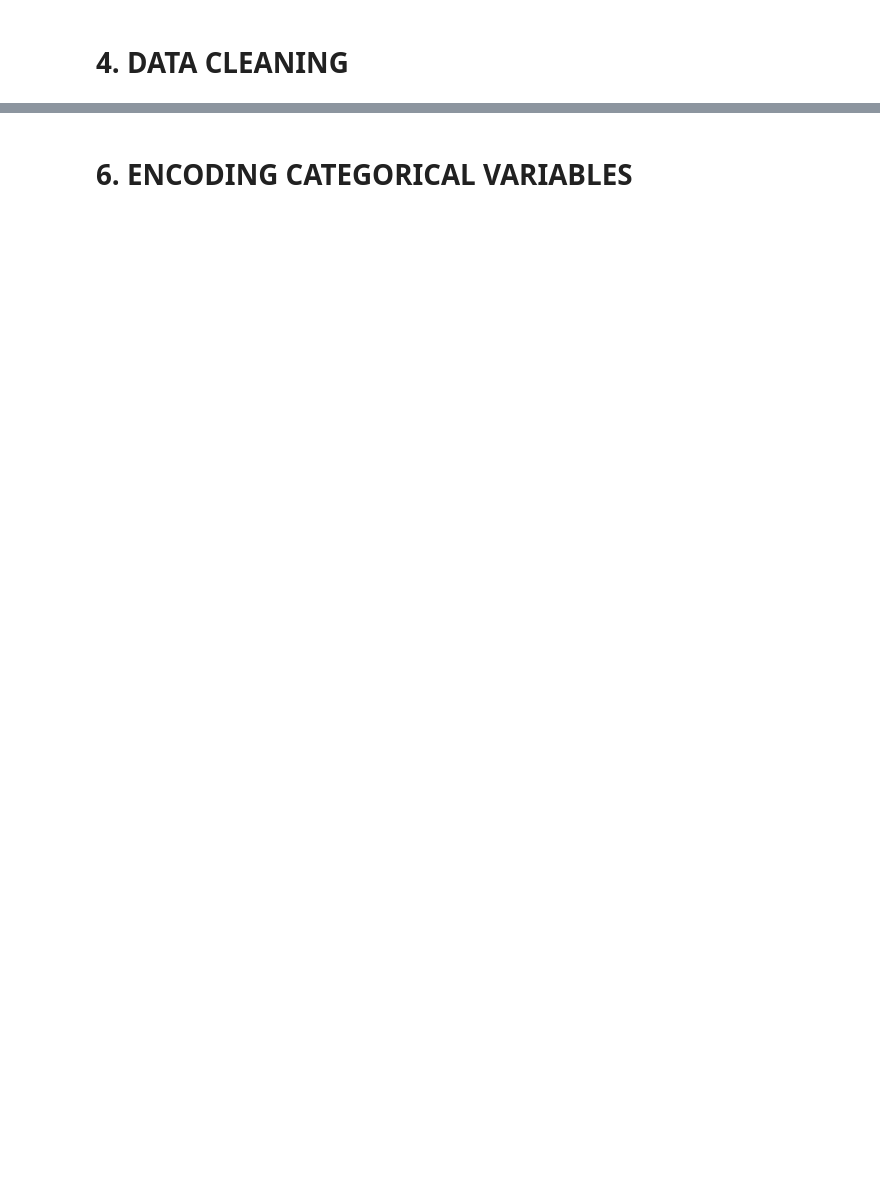
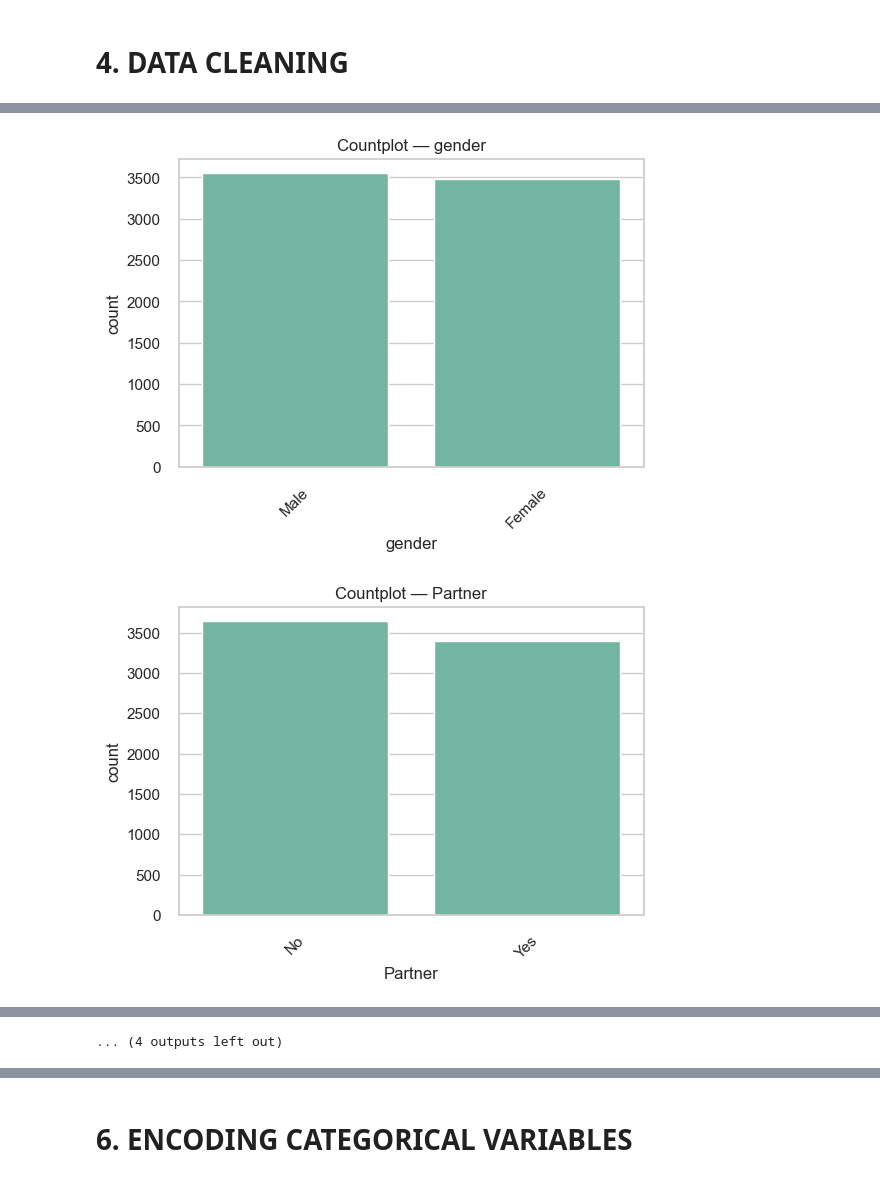
Before and after one commit to priyankadatacodes/telco-customer-churn-analysis, a Jupyter notebook: notebook/TelcoCustomerChurnAnalysis.ipynb, the cells around one changed output, grey strips where cells are left out. Drawn from its saved outputs; the diff is of its cells as text; code cells hidden in the pictures; blank space fills up the shorter version.

```diff
--- a/notebook/TelcoCustomerChurnAnalysis.ipynb
+++ b/notebook/TelcoCustomerChurnAnalysis.ipynb
@@ -83,0 +132,13 @@ plt.show()
+# %%
+
+# Univariate Analysis: Categorical Features
+cat_cols = df.select_dtypes(include='object').columns
+for col in cat_cols:
+    plt.figure(figsize=(6,4))
+    sns.countplot(x=col, data=df, order=df[col].value_counts().index)
+    plt.title(f'Countplot — {col}')
+    plt.xticks(rotation=45)
+    plt.show()
+# %% [output]
+[figure, added]
+[figure, added]
@@ -83,0 +155 @@ plt.show()
+... (4 outputs left out)
```
Also changed, not shown: parts of 41 cells of this notebook.
